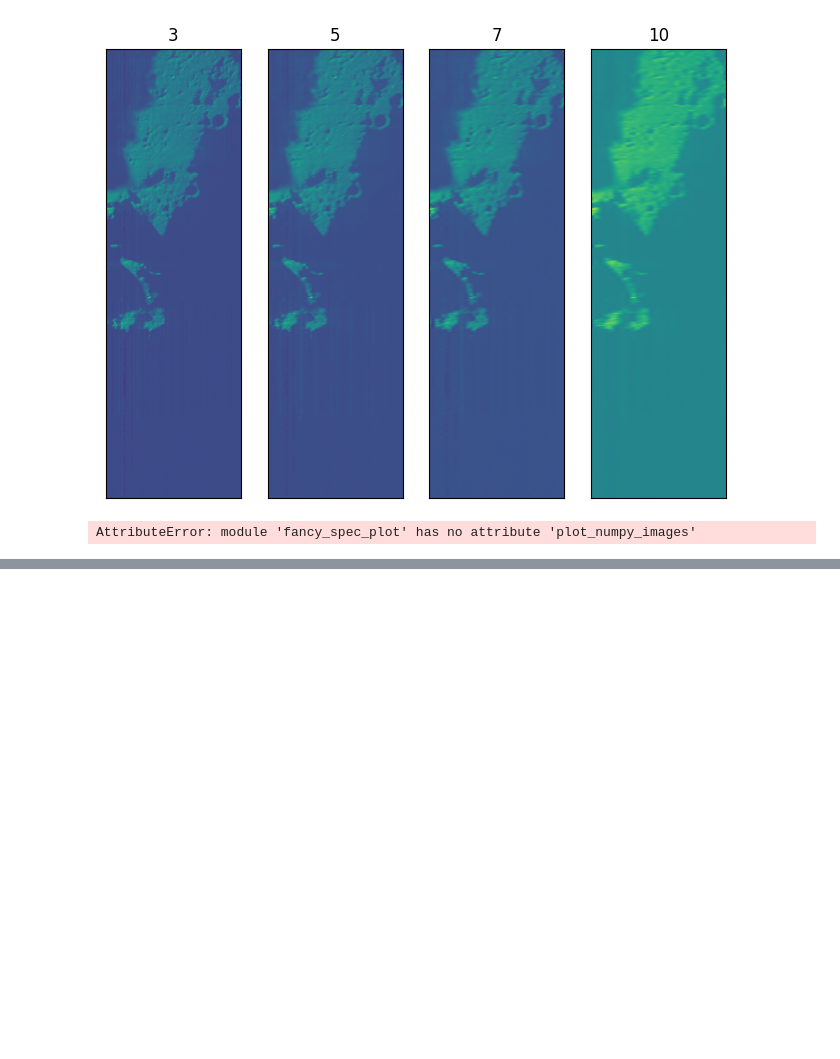
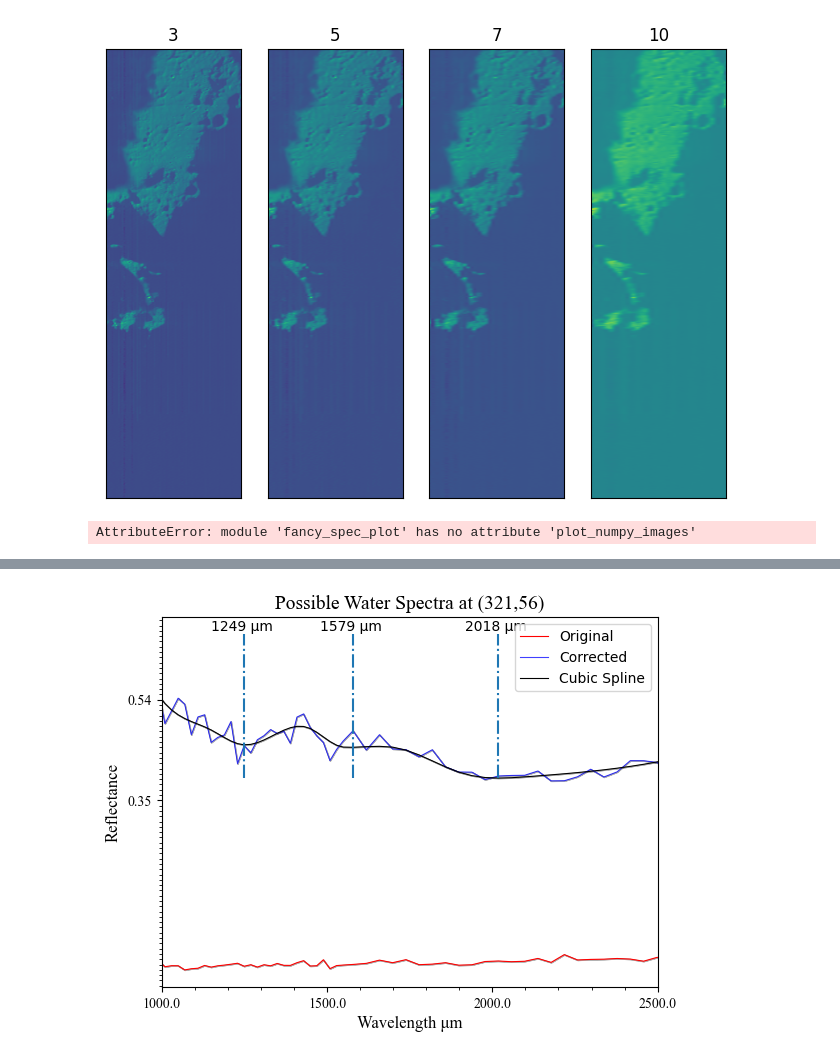
Before and after one commit to z-vig/M3_Pro, a Jupyter notebook: testing.ipynb, the cells around one changed output, grey strips where cells are left out. Saved outputs shown, nothing was run; the diff lists cells and outputs as text; code cells hidden in the pictures; blank space fills up the shorter version.

```diff
--- a/testing.ipynb
+++ b/testing.ipynb
@@ -71,0 +137,51 @@ D:\Data/20230209T095534013597/extracted_files/hdr_files/m3g20090417t193320_v01_r
+# %%
+import spec_plotting
+import importlib
+importlib.reload(spec_plotting)
+from spec_plotting import fancy_spec_plot
+import pandas as pd
+import tifffile as tf
+
+waterDf = pd.read_csv(r"D:/Data/Locate_Ice_Saves/water_locations.csv")
+waterDf.columns = ['x','y','Band 1','Band 2','Band 3']
+waterDf.set_index(['x','y'],inplace=True)
+
+originalImage = np.load(r"D:/Data/Locate_Ice_Saves/Original_Image.npy")
+smoothSpectrumImage = np.load(r"D:/Data/Locate_Ice_Saves/Smooth_Spectrum_Image.npy")
+correctedImage = np.load(r"D:/Data/Locate_Ice_Saves/Correced_Image.npy")
+waterImage = np.load(r"D:/Data/Locate_Ice_Saves/Water_Locations.npy")
+
+allowedWavelengths = img1.allowedWavelengths
+
+def plot_correction_minima(x,y,**kwargs):
+    defaultKwargs = {'showMinText':True,'showPlot':True}
+    kwargs = {**defaultKwargs,**kwargs}
+
+    fig,ax = plt.subplots(1,1)
+    fancy_spec_plot(fig,ax,allowedWavelengths,originalImage[x,y,:],label='Original',line_color='red',
+                                    ylabel='Reflectance',xlabel='Wavelength (\u03BCm)')
+    fancy_spec_plot(fig,ax,allowedWavelengths,correctedImage[x,y,:],label='Corrected',line_color='blue',alpha=0.75)
+    fancy_spec_plot(fig,ax,allowedWavelengths,smoothSpectrumImage[x,y,:],label='Cubic Spline',line_color='k',
+                                    title=f'Possible Water Spectra at ({x},{y})')
+
+    #print (waterDf)
+
+    if (x,y) in waterDf.index:
+        wvlMin = waterDf.loc[(x,y)]
+        if kwargs.get('showMinText') == True:
+            for val in wvlMin:
+                ax.vlines(val,smoothSpectrumImage[x,y,:].min(),smoothSpectrumImage[x,y,:].max(),ls='-.')
+                ax.text(val-100,smoothSpectrumImage[x,y,:].max()+0.01*smoothSpectrumImage[x,y,:].max(),f'{val:.0f} \u03BCm')
+
+    ax.legend()
+
+# for x,y in waterDf.index:
+#     plot_correction_minima(int(x),int(y),showPlot=False)
+#     plt.savefig(f'D:/Data/Locate_Ice_Saves/Water Spectra/({x},{y}).png')
+#     plt.close()
+
+plot_correction_minima(321,56)
+
+tf.imwrite(f"D:/Data/Water_Rasters/{img1.datetime} Ice Locations.tif",waterImage,photometric='rgb')
+# %% [output]
+[figure, added]
```
Also changed, not shown: parts of 4 cells of this notebook, 2 other files.
